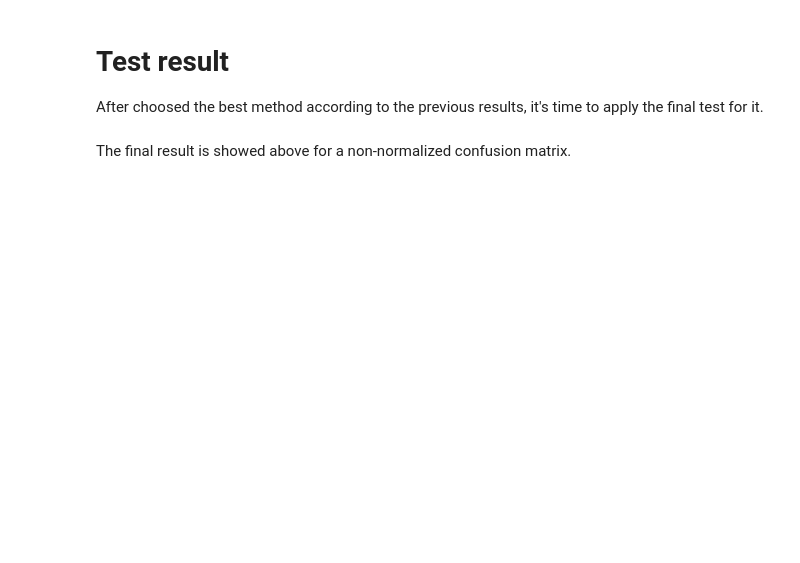
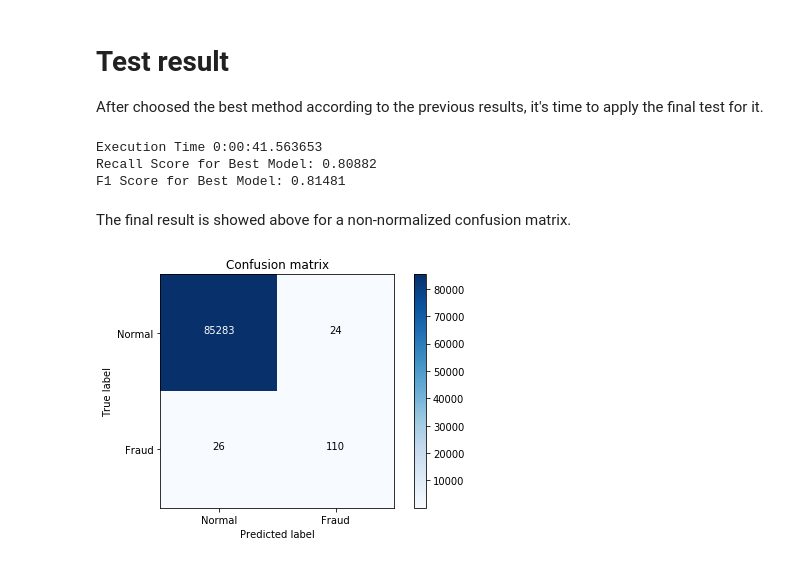
Before and after one commit to andrielb/none, a Jupyter notebook: www.ipynb, the cells around one changed output. Drawn from its saved outputs; the diff is of its cells as text; code cells hidden in the pictures; blank space fills up the shorter version.

```diff
--- a/www.ipynb
+++ b/www.ipynb
@@ -107,7 +107,7 @@ def plot_input_time_vs_amount(file, title, class_type):
     plt.ylabel('Number of Transactions')
     plt.show()
 
-def fit_and_predict(name, model, data_train_X, data_train_Y, k, add = "yes"):
+def fit_and_predict(name, model, data_train_X, data_train_Y, k):
     start = datetime.now()
     kfold = KFold(n_splits=k, shuffle=True, random_state=rand)
 
@@ -506,31 +500,47 @@ After choosed the best method according to the previous results, it's time to ap
+# %%
+best = None
+if  list_recall_lr[index_lr] > list_recall_nn[index_nn] and list_recall_lr[index_lr] > list_recall_xgb[index_xgb]:
+    best = list_models_lr[index_lr]
+elif  list_recall_nn[index_nn] > list_recall_lr[index_lr] and list_recall_nn[index_nn] > list_recall_xgb[index_xgb]:
+    best = list_models_nn[index_nn]
+else :
+    best = list_models_xgb[index_xgb]
+
+predicted_test = fit_and_predict('Best Model', best ,X_test_dropped_features, Y_test, 5)
+# %% [output]
+Execution Time 0:00:41.563653
+Recall Score for Best Model: 0.80882
+F1 Score for Best Model: 0.81481
 # %%
 #Plot confusion matrix
-#import itertools
+import itertools
 
-#def cf_matrix(cm, classes, title='Confusion matrix', cmap=plt.cm.Blues):
-#    plt.figure()
-#    plt.imshow(cm, interpolation='nearest', cmap=cmap)
-#    plt.title(title)
-#    plt.colorbar()
-#    tick_marks = np.arange(len(classes))
-#    plt.xticks(tick_marks, classes, rotation=0)
-#    plt.yticks(tick_marks, classes)
+def cf_matrix(cm, classes, title='Confusion matrix', cmap=plt.cm.Blues):
+    plt.figure()
+    plt.imshow(cm, interpolation='nearest', cmap=cmap)
+    plt.title(title)
+    plt.colorbar()
+    tick_marks = np.arange(len(classes))
+    plt.xticks(tick_marks, classes, rotation=0)
+    plt.yticks(tick_marks, classes)
 
-#    thresh = cm.max() / 2.
-#    for i, j in itertools.product(range(cm.shape[0]), range(cm.shape[1])):
-#        plt.text(j, i, cm[i, j],
-#                 horizontalalignment="center",
-#                 color="white" if cm[i, j] > thresh else "black")
+    thresh = cm.max() / 2.
+    for i, j in itertools.product(range(cm.shape[0]), range(cm.shape[1])):
+        plt.text(j, i, cm[i, j],
+                 horizontalalignment="center",
+                 color="white" if cm[i, j] > thresh else "black")
 
-#    plt.tight_layout()
-#    plt.ylabel('True label')
-#    plt.xlabel('Predicted label')
-#    plt.show()
+    plt.tight_layout()
+    plt.ylabel('True label')
+    plt.xlabel('Predicted label')
+    plt.show()
 # %% [markdown]
 The final result is showed above for a non-normalized confusion matrix.
 # %%
 #Plot non-normalized confusion matrix
 
-#class_names = [0,1]
-#cf_mat = confusion_matrix(Y_test, predicted_test)
-#cf_matrix(cf_mat, classes=class_names)
+class_names = ['Normal','Fraud']
+cf_mat = confusion_matrix(Y_test, predicted_test[1])
+cf_matrix(cf_mat, classes=class_names)
+# %% [output]
+[figure, added]
```
Also changed, not shown: parts of 10 cells of this notebook.
